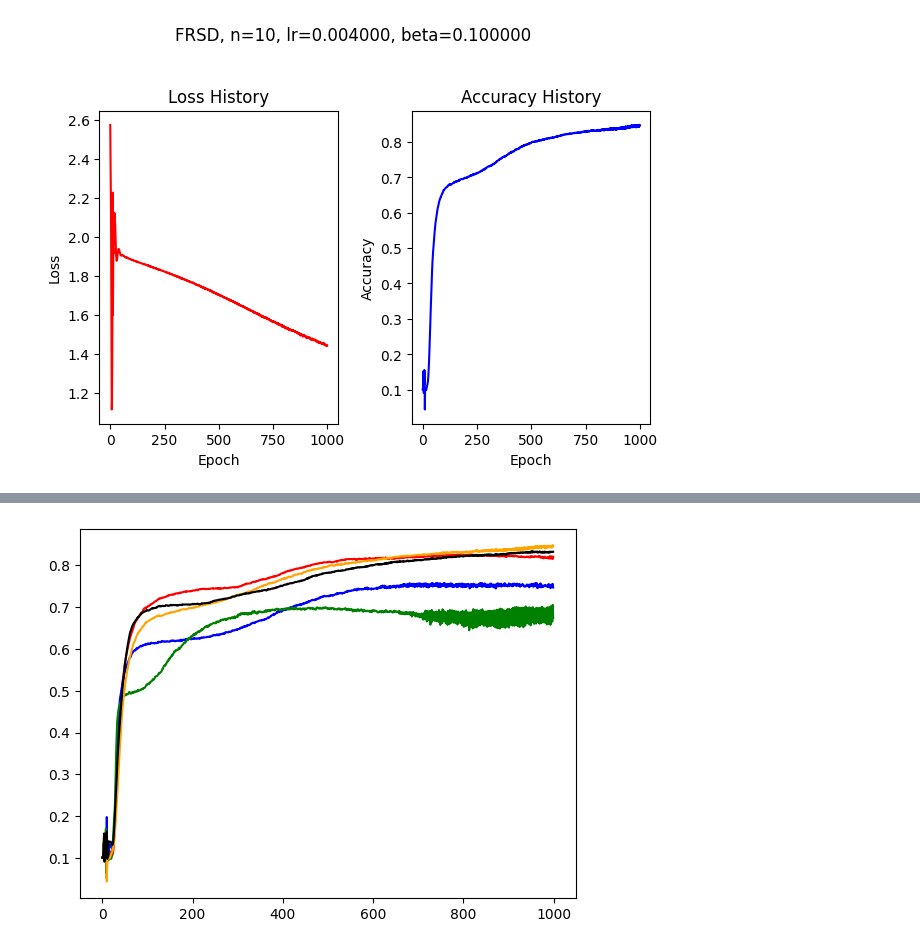
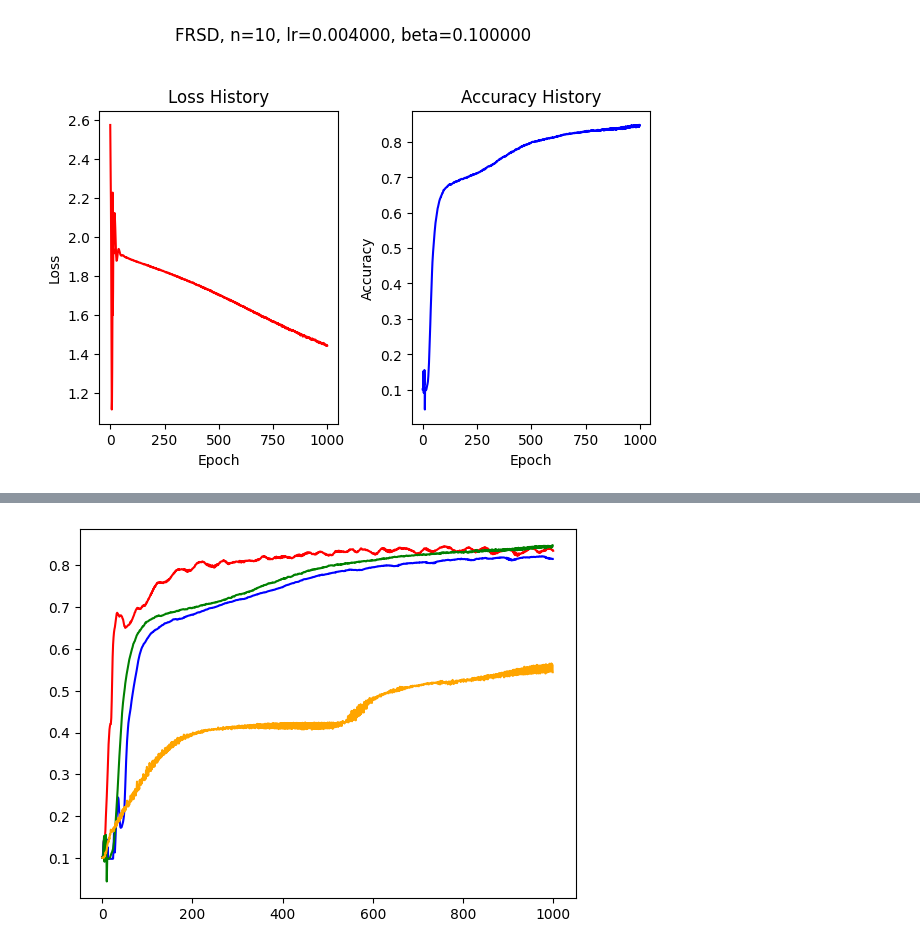
Before and after one commit to Luoxiaogan/PullSum_MNIST, a Jupyter notebook: code/神经网络实验/MNIST最终实验/实验部分/环状图, 10节点, 大异质性.ipynb, the cells around one changed output, grey strips where cells are left out. Cells and saved outputs as stored; diff of their text form; code cells hidden in the pictures.

```diff
--- a/code/神经网络实验/MNIST最终实验/实验部分/环状图, 10节点, 大异质性.ipynb
+++ b/code/神经网络实验/MNIST最终实验/实验部分/环状图, 10节点, 大异质性.ipynb
@@ -194,3 +194,20 @@ FRSD_ll4, FRSD_aa4= train_FRSD(
 )
 # %% [output]
 [figure]
+# %%
+FROZEN_ll3, FROZEN_aa3= train_FROZEN(
+    n=n,
+    A=A,
+    model_class=MNISTClassifier_4layer_2,
+    seed_for_model=49,
+    criterion_class=nn.CrossEntropyLoss,
+    epochs=1000,
+    lr=5e-3,
+    beta=0.1,
+    X_train_data=h_data,
+    y_train_data=y_data,
+    X_test_data=X_test,
+    y_test_data=y_test,
+    compute_accuracy=compute_accuracy_with_average_model,
+    show_graph=True
+)
@@ -214,9 +301,8 @@ FROZEN_ll4, FROZEN_aa4= train_FROZEN(
 # %%
-plt.plot(FRSD_aa1,color='r')
-plt.plot(FRSD_aa2,color='b')
-plt.plot(FRSD_aa3,color='g')
-plt.plot(FRSD_aa4,color='orange')
-plt.plot(FRSD_aa5,color='black')
+plt.plot(Sum_a2,color='r')
+plt.plot(Diag_aa2,color='b')
+plt.plot(FRSD_aa4,color='g')
+plt.plot(FROZEN_aa3,color='orange')
 plt.show()
 # %% [output]
-[figure, old version]
+[figure, new version]
```
Also changed, not shown: parts of 11 cells of this notebook, 4 other files.
